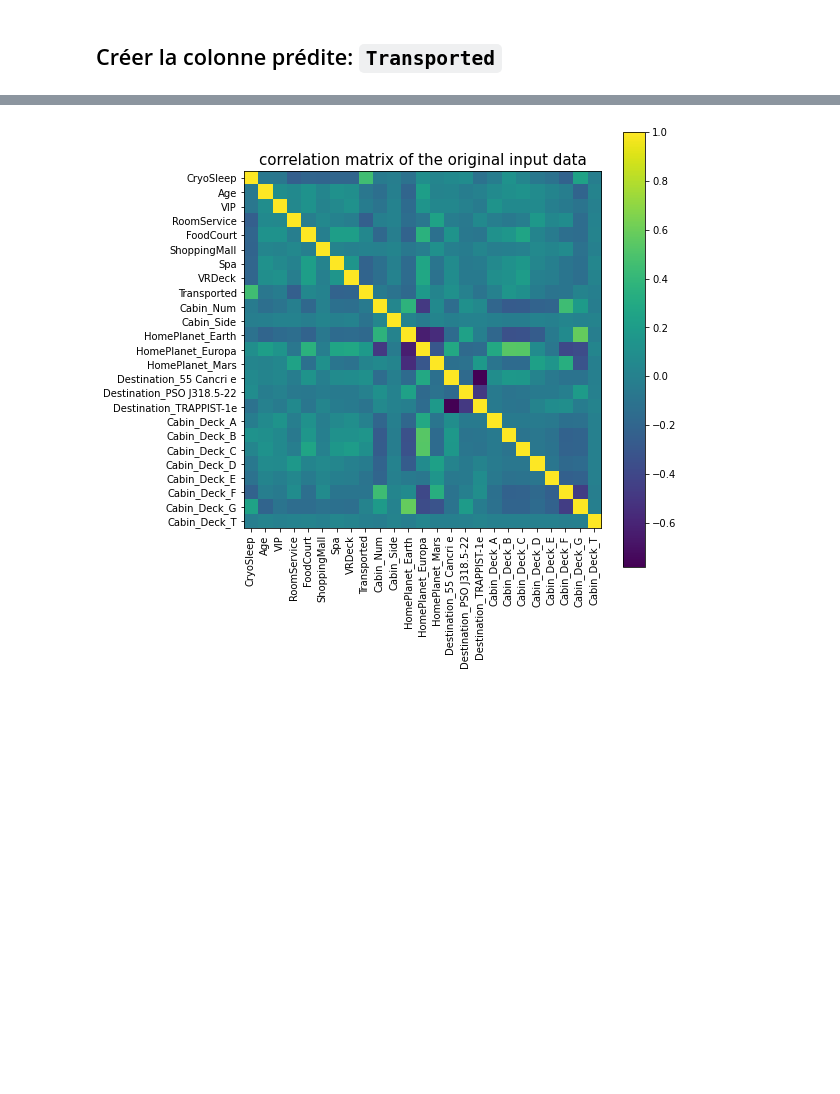
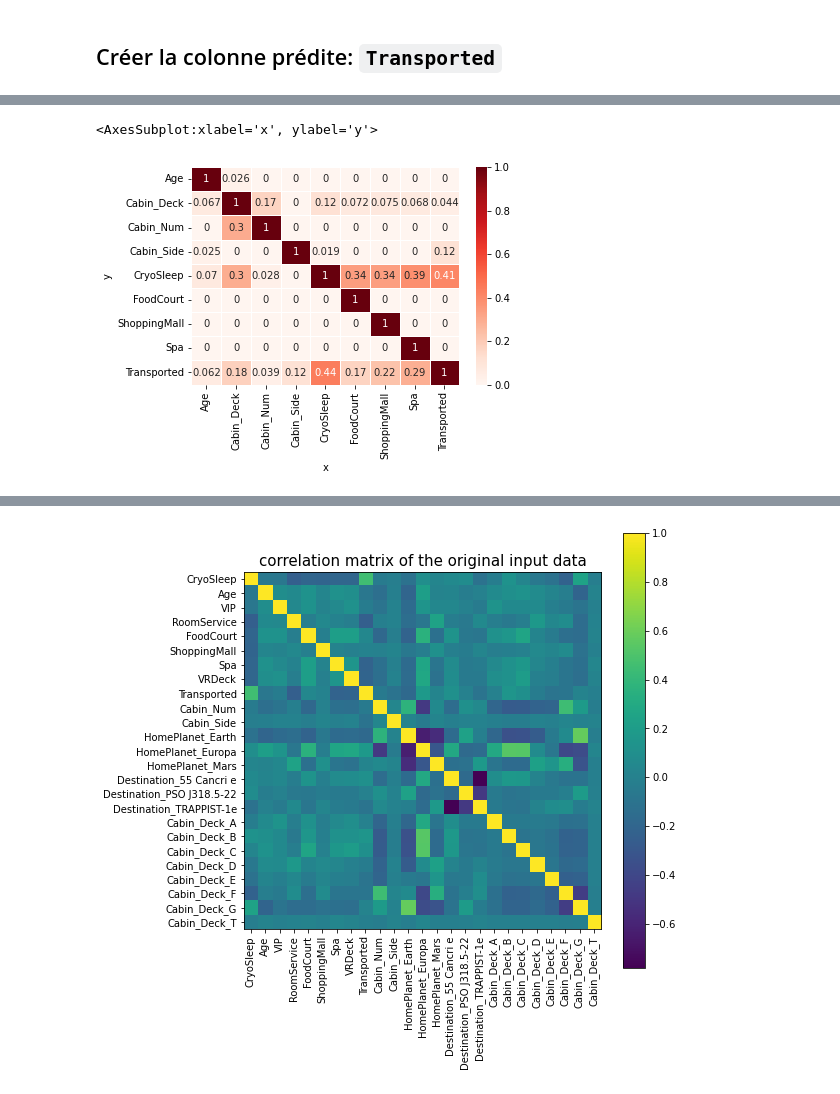
Before and after one commit to MatthiasPersonnaz/Kaggle_Projects, a Jupyter notebook: Spaceship Titanic/Spaceship_Titanic.ipynb, the cells around one changed output, grey strips where cells are left out. Cells and saved outputs as stored; diff of their text form; code cells hidden in the pictures; blank space fills up the shorter version.

Commit message:
added ppscore to spaceship titanic & santa 2022 challenge

```diff
--- a/Spaceship Titanic/Spaceship_Titanic.ipynb
+++ b/Spaceship Titanic/Spaceship_Titanic.ipynb
@@ -119,0 +122,4 @@ train_labels = input_train.loc[:,"Transported"]
+# %%
+# créer un dataset avec seulement les éléments significatifs
+reduced_dataset = input_train.loc[:, ["CryoSleep", "Age", "Cabin_Num", "Transported", "Cabin_Side", "Cabin_Deck", "FoodCourt", "ShoppingMall", "Spa"]]
+import ppscore as pps
@@ -119,0 +152,8 @@ train_labels = input_train.loc[:,"Transported"]
+# %%
+import seaborn as sns
+pps_corr_matrix = pps.matrix(reduced_dataset)
+matrix_df = pps_corr_matrix[['x', 'y', 'ppscore']].pivot(columns='x', index='y', values='ppscore')
+sns.heatmap(matrix_df, vmin=0, vmax=1, cmap="Reds", linewidths=0.5, annot=True)
+# %% [output]
+<AxesSubplot:xlabel='x', ylabel='y'>
+[figure, added]
```
Also changed, not shown: parts of 5 cells of this notebook, 8 other files.
